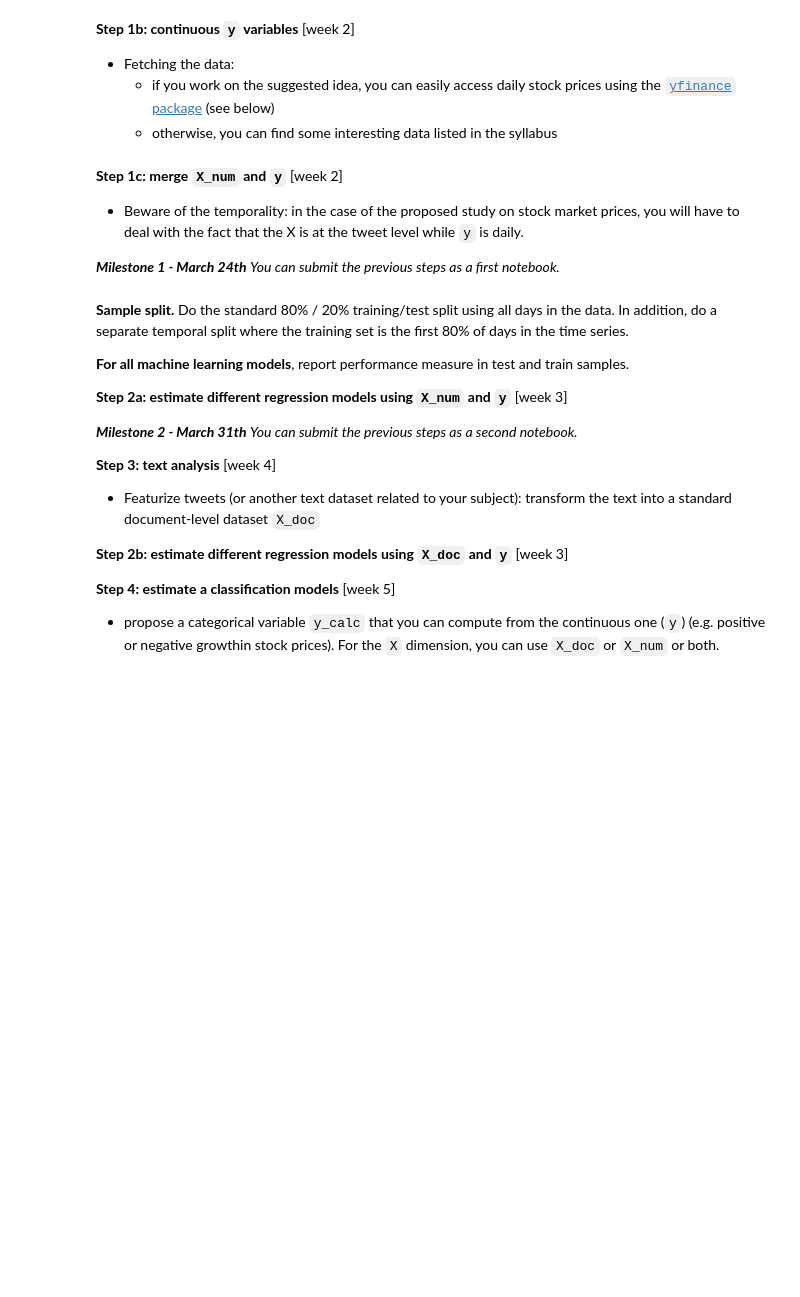
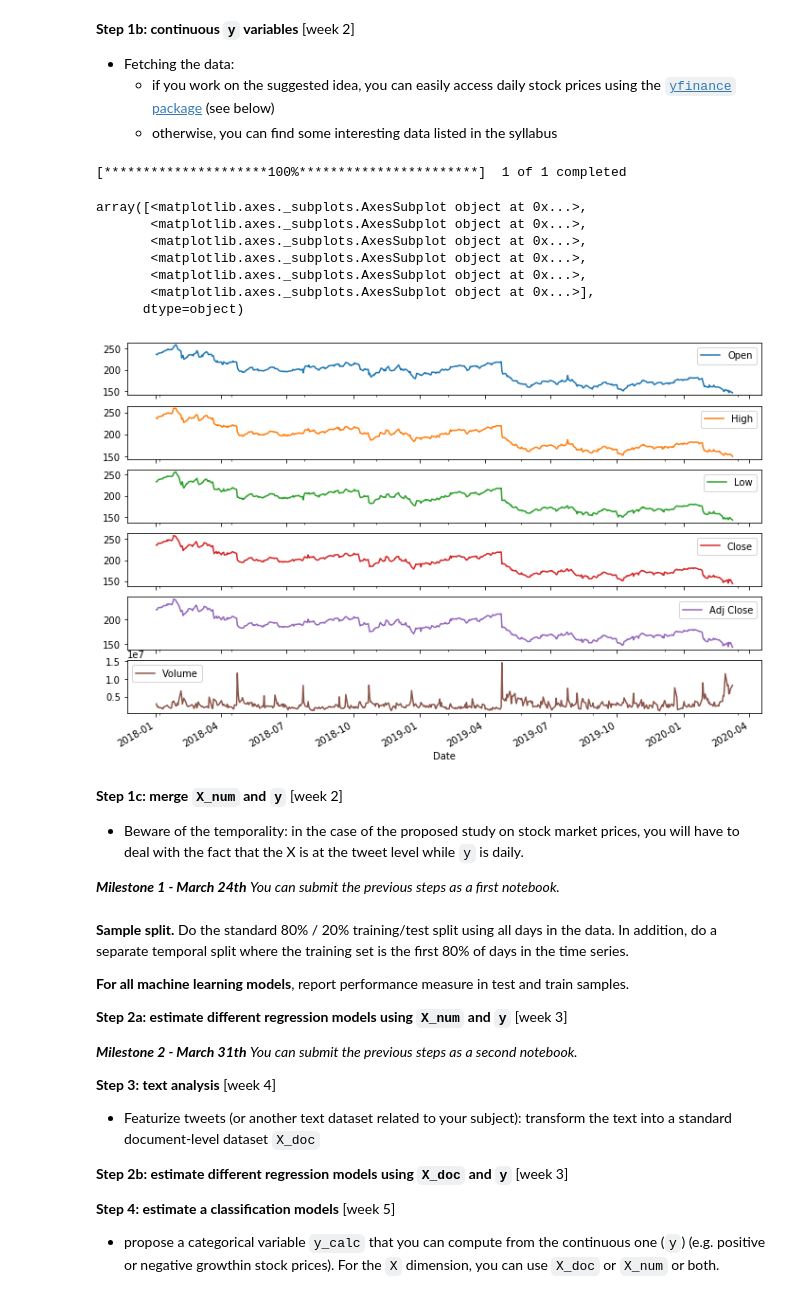
Before and after one commit to derpyninja/big_data_policy_2020, a Jupyter notebook: homeworks/hw1.ipynb, the cells around one changed output. Cells and saved outputs as stored; diff of their text form; code cells hidden in the pictures; blank space fills up the shorter version.

Commit message:
new data

```diff
--- a/homeworks/hw1.ipynb
+++ b/homeworks/hw1.ipynb
@@ -334,6 +335,55 @@ created_at
     - if you work on the suggested idea, you can easily access daily stock
     prices using the [`yfinance` package](https://pypi.org/project/yfinance/) (see below)
     - otherwise, you can find some interesting data listed in the syllabus
+# %%
+def read_data(infile, parse_col, date_str='%Y-%m-%d', sep=','):
+    """
+    Function to read data.
+
+    Parameters
+    ----------
+    infile : str
+        Path to data.
+    parse_col : str
+        Column name of time variable.
+    date_str : str
+        String for datetime conversion.
+
+    returns
+    -------
+    data : pd.DataFrame
+    """
+    def dateparse(x): return pd.datetime.strptime(x, date_str)
+    data = pd.read_csv(infile, sep=sep,
+                       parse_dates=[parse_col], date_parser=dateparse)
+    data.index = data[parse_col]
+    data = data.drop(labels=parse_col, axis=1)
+    return data
+
+# fetch stock market data for 3M
+def fetch_stock_data(company, start, end):
+    stock_data = yf.download("MMM", start="2018-01-01", end="2020-03-10", period='1d')
+    stock_data.to_csv('yahoofinance_{}_{}_{}.csv'.format(company, start, end),
+                      sep=';')
+    return stock_data
+
+# do fetch
+stock_data = fetch_stock_data(company="MMM", start= "2018-01-01", end="2020-03-10")
+
+# read data
+stock_data = read_data(infile="3M_yahoofinance_20180101_20200310.csv",
+                       parse_col="Date", sep=';')
+stock_data.plot(subplots=True, figsize=(12,8))
+# %% [output]
+[*********************100%***********************]  1 of 1 completed
+array([<matplotlib.axes._subplots.AxesSubplot object at 0x...>,
+       <matplotlib.axes._subplots.AxesSubplot object at 0x...>,
+       <matplotlib.axes._subplots.AxesSubplot object at 0x...>,
+       <matplotlib.axes._subplots.AxesSubplot object at 0x...>,
+       <matplotlib.axes._subplots.AxesSubplot object at 0x...>,
+       <matplotlib.axes._subplots.AxesSubplot object at 0x...>],
+      dtype=object)
+[figure, added]
 # %% [markdown]
 **Step 1c: merge `X_num` and `y`** [week 2]
 - Beware of the temporality: in the case of the proposed study on stock market prices, you will have to deal with the fact that the X is at the tweet level while `y` is daily.
```
Also changed, not shown: parts of 3 cells of this notebook, 4 other files.
